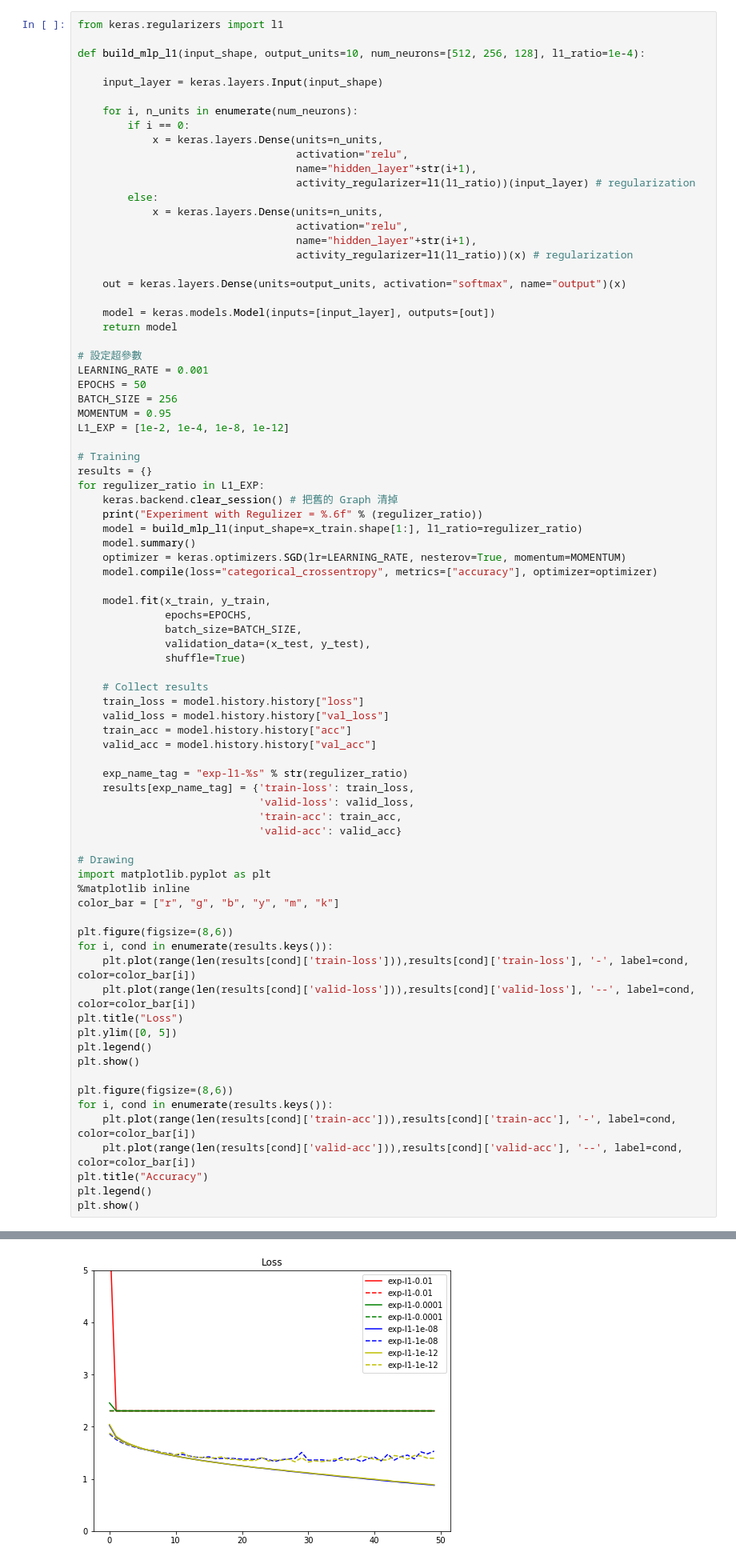
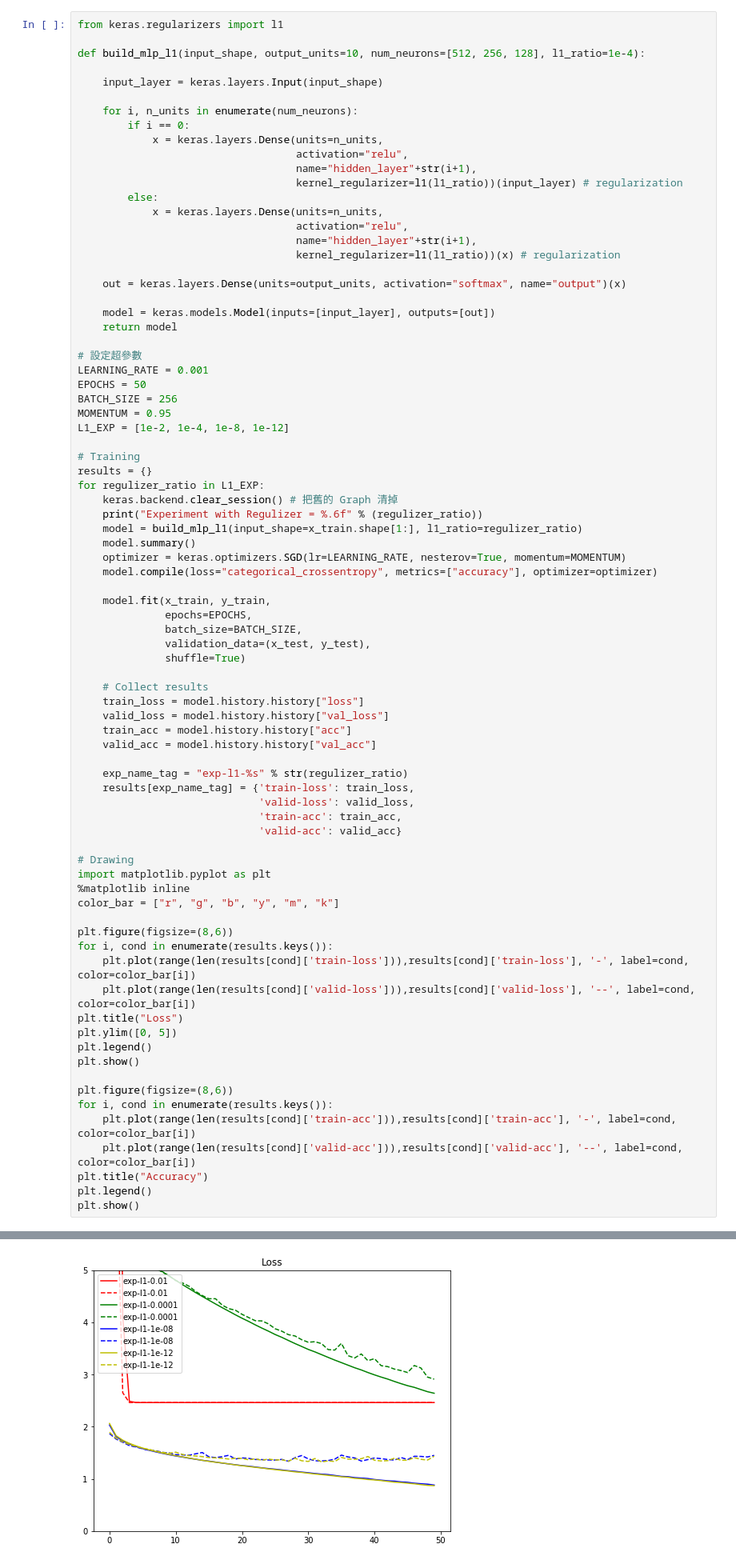
Before and after one commit to r05548045/3rd-ML100Days, a Jupyter notebook: homework/Day_081_HW.ipynb, the cells around one changed output, grey strips where cells are left out. Shown at 80% size. Drawn from its saved outputs; the diff is of its cells as text.

```diff
--- a/homework/Day_081_HW.ipynb
+++ b/homework/Day_081_HW.ipynb
@@ -54,12 +54,12 @@ def build_mlp_l1(input_shape, output_units=10, num_neurons=[512, 256, 128], l1_r
             x = keras.layers.Dense(units=n_units,
                                    activation="relu",
                                    name="hidden_layer"+str(i+1),
-                                   activity_regularizer=l1(l1_ratio))(input_layer) # regularization
+                                   kernel_regularizer=l1(l1_ratio))(input_layer) # regularization
         else:
             x = keras.layers.Dense(units=n_units,
                                    activation="relu",
                                    name="hidden_layer"+str(i+1),
-                                   activity_regularizer=l1(l1_ratio))(x) # regularization
+                                   kernel_regularizer=l1(l1_ratio))(x) # regularization
 
     out = keras.layers.Dense(units=output_units, activation="softmax", name="output")(x)
 
@@ -143 +143 @@ Epoch 50/50
-[figure, old version]
+[figure, new version]
```
Also changed, not shown: parts of 3 cells of this notebook.
